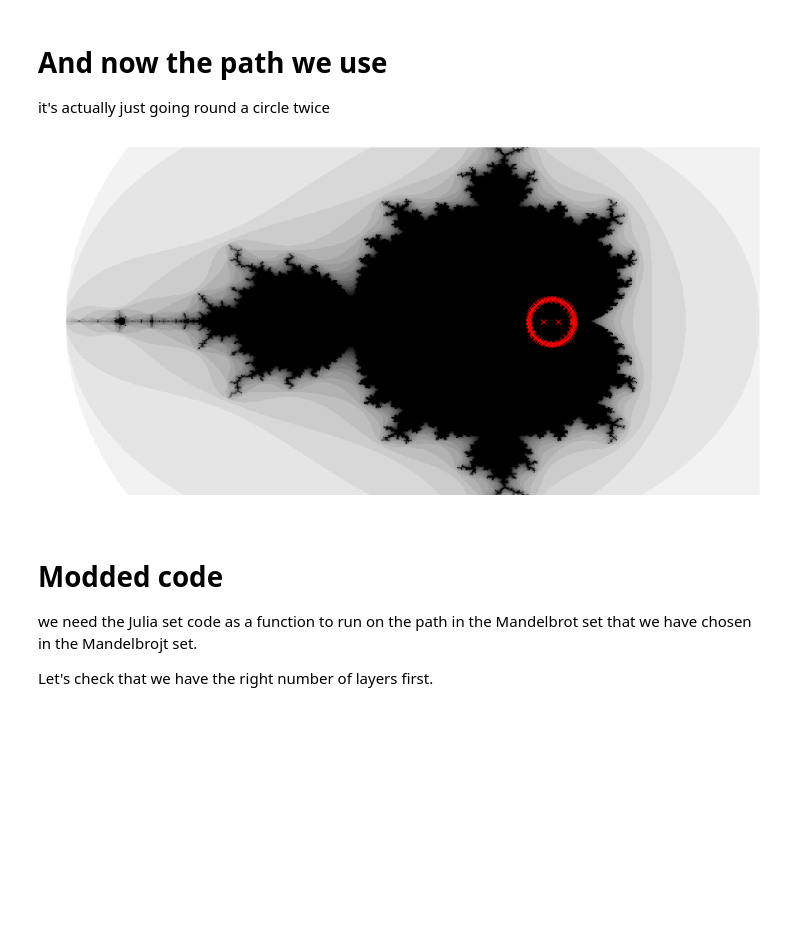
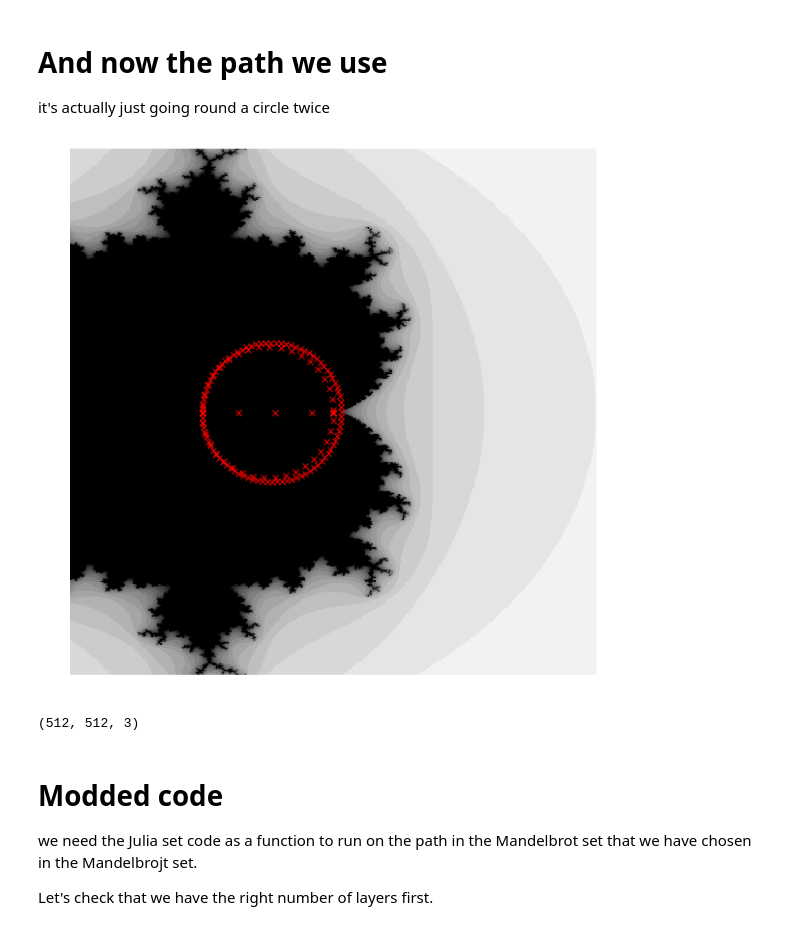
Before and after one commit to macbuse/Mandelbrottle, a Jupyter notebook: mandelbrotlle_coke.ipynb, the cells around one changed output. Saved outputs shown, nothing was run; the diff lists cells and outputs as text; code cells hidden in the pictures; blank space fills up the shorter version.

```diff
--- a/mandelbrotlle_coke.ipynb
+++ b/mandelbrotlle_coke.ipynb
@@ -127,8 +123,7 @@ num_layers = 180
 T = np.linspace(0,1,num_layers)
 myPath = [bez.point(t) for t in T]
 
-#the path pts have to be in ascending order for np.interp()
-X, Y = list(zip(* [(z.real,-z.imag) for z in reversed(myPath)] ))
+
 X, Y = list(zip(* [(z.real,-z.imag) for z in myPath] ))
 X, Y = np.array(X), np.array(Y)
 
@@ -137,20 +132,15 @@ ff = abs((max(Y) - min(Y)) /(max(X) - min(X)))
 
 Y = (Y - min(Y))
 Y =  Y/max(Y)
-X =   1.2*(X - min(X) )/(max(X) - min(X))
-X  -=  1.6
+X =  (X - min(X) )/(max(X) - min(X))
+X -= 1
 
-X /= min(X)
+#the path pts have to be in ascending order for np.interp()
+if Y[0] > Y[-1] :
+    X = np.flip(X)
+    Y = np.flip(Y)
+R = abs(np.interp(T,Y,X))
 
-R = np.interp(T,Y,X)
-
-#center the design manually
-#cc = .25
-#R = (1-cc)*R + cc
-
-
-# comment the next line out to see the design as is
-ff = 5.5
 plt.figure(figsize=(8, 8))
 plt.axis('equal')
 plt.plot([-r for r in R], ff*T, 'r.')
@@ -158,8 +148,8 @@ plt.plot(R, ff*T, 'b.')
 
 #there are 2 flat parts on a bottle
 #the middle where the label goes and the neck
-start_middle = .44
-end_middle = .64
+start_middle = .49
+end_middle = .62
 start_neck = .83
 end_neck =.94
 
@@ -222,8 +212,8 @@ it's actually just going round a circle twice
 def z2pt(z,im):
     '''generic helper'''
     sy,sx,l = im.shape
-    x =  z.real*sx/4 + sx/3*2
-    y =  -z.imag*sy/2 + sy/2
+    x =  z.real*sx  + sx/4
+    y =  -z.imag*sy + sy/2
     return x,y
 
 
@@ -239,40 +229,45 @@ def path_in_mandelbrot(t):
         tt = np.interp(t,[ 0,start_middle],
                           [0, 2*np.pi*1J])
         #first circle goes further out
-        return .5*.diam1*(1 - np.exp(tt) )
+        return .5*diam1*(1 - np.exp(tt) )
 
     #flat part in the middle for the label
     if t < end_middle:
         return 0
     #second spiral
     if t < start_neck:
         tt = np.interp(t, [end_middle, start_neck],
                            [0, 2*np.pi*1J])
 
-        return .5*.diam2*(1 - np.exp(tt) )
+        return .5*diam2*(1 - np.exp(tt) )
 
     #flat part near the neck
     if t < end_neck:
         return 0
 
     #make a cap
     if t <.98: return .25
     #interpolate to circle
     return np.interp(t,[0.98,1],
                        [0.25,0])
 
-fig = plt.figure(figsize=(15,15))
+fig = plt.figure(figsize=(10,10))
 ax = fig.add_subplot(111)
 ax.axis('off')
 ax.set_aspect(1)
 
-plt.imshow(image)
-U,V = list(zip(* [z2pt(path_in_mandelbrot(t),image ) for t in T[:]]))
+im = image[:,512:]
+plt.imshow(im)
+U,V = list(zip(* [z2pt(path_in_mandelbrot(t),im) for t in T[:]]))
 ax.plot(U,V,'rx')
 
 z = cardoid( [np.exp(2*np.pi*1J/4) ])
 # %% [output]
-[figure, old version]
+[figure, new version]
+# %%
+im.shape
+# %% [output]
+(512, 512, 3)
 # %% [markdown]
 # Modded code
 
```
Also changed, not shown: parts of 16 cells of this notebook.
